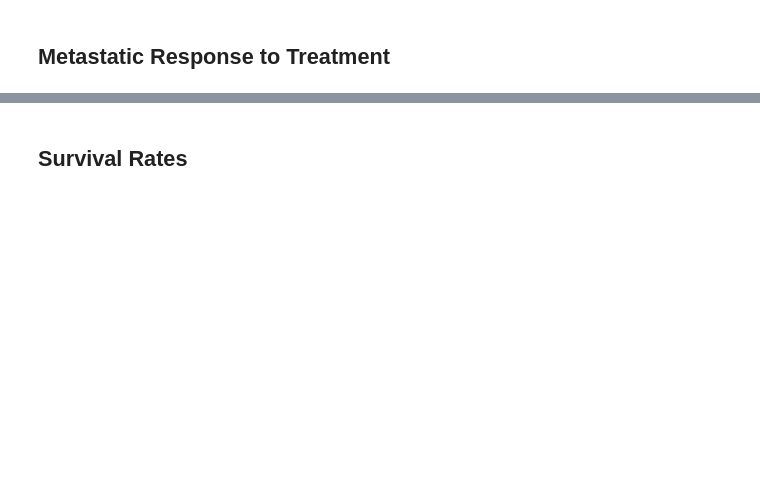
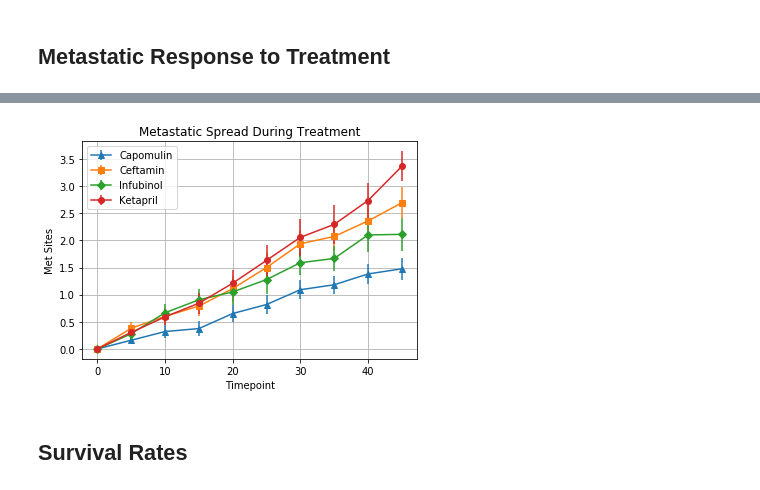
Before and after one commit to tasvora/homework, a Jupyter notebook: Week5_Matplotlib/Pymaceuticals/pymaceuticals_starter.ipynb, the cells around one changed output, grey strips where cells are left out. Cells and saved outputs as stored; diff of their text form; code cells hidden in the pictures; blank space fills up the shorter version.

```diff
--- a/Week5_Matplotlib/Pymaceuticals/pymaceuticals_starter.ipynb
+++ b/Week5_Matplotlib/Pymaceuticals/pymaceuticals_starter.ipynb
@@ -199,4 +161,7 @@ plt.legend(loc='lower right')
 # %%
 # Minor Data Munging to Re-Format the Data Frames
-
+met_response_mean_df = met_response_mean_df.pivot(index="Timepoint", columns="Drug", values="Metastatic Sites")
+met_response_stderr_df = met_response_stderr_df.pivot(index="Timepoint", columns="Drug", values="Metastatic Sites")
 # Preview that Reformatting worked
+met_response_mean_df
+met_response_stderr_df
@@ -209,3 +181,42 @@ plt.legend(loc='lower right')
+# %%
+# Generate the Plot (with Error Bars)
+
+# Save the Figure
+
+# Show the Figure
+
+timepoints = met_response_mean_df.index
+mean_met_Capomulin = met_response_mean_df.iloc[0:,0]
+sem_met_Capomulin = met_response_stderr_df.iloc[0:,0]
+
+mean_met_Ceftamin = met_response_mean_df.iloc[0:,1]
+sem_met_Ceftamin = met_response_stderr_df.iloc[0:,1]
+
+mean_met_Infubinol = met_response_mean_df.iloc[0:,2]
+sem_met_Infubinol = met_response_stderr_df.iloc[0:,2]
+
+mean_met_Ketapril = met_response_mean_df.iloc[0:,3]
+sem_met_Ketapril = met_response_stderr_df.iloc[0:,3]
+# %%
+fig = plt.figure()
+#plt.figure(figsize=(5,5))
+plt.errorbar(timepoints, mean_met_Capomulin, yerr=sem_met_Capomulin, marker="^",label='Capomulin')
+
+plt.errorbar(timepoints, mean_met_Ceftamin, yerr=sem_met_Ceftamin, marker="s",label='Ceftamin')
+plt.errorbar(timepoints, mean_met_Infubinol, yerr=sem_met_Infubinol, marker="D",label='Infubinol')
+plt.errorbar(timepoints, mean_met_Ketapril, yerr=sem_met_Ketapril, marker="o",label='Ketapril')
+
+#plt.xlim(0,50)
+#plt.ylim(0,75)
+plt.title("Metastatic Spread During Treatment")
+plt.xlabel("Timepoint")
+plt.ylabel("Met Sites")
+
+plt.legend(loc='best')
+plt.grid()
+plt.show()
+# %% [output]
+[figure, added]
 # %% [markdown]
 ## Survival Rates
 # %%
```
Also changed, not shown: parts of 21 cells of this notebook.
